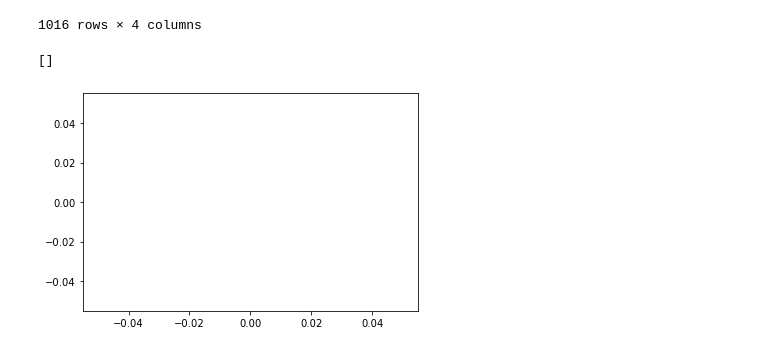
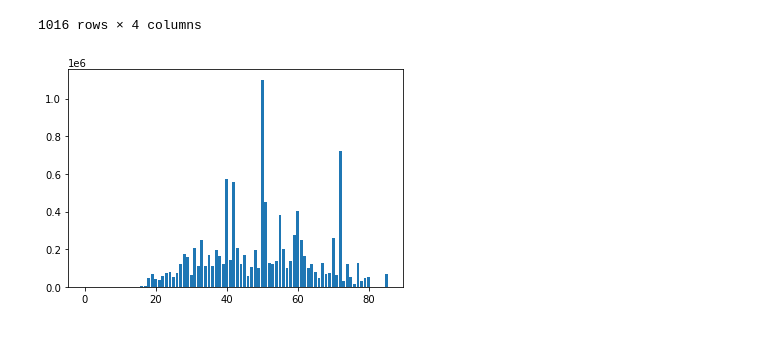
Before and after one commit to abrunlinger/Quarantine-Lifestyle-Analysis, a Jupyter notebook: notebooks/Quarantine Analysis.ipynb, the cells around one changed output. Saved outputs shown, nothing was run; the diff lists cells and outputs as text; code cells hidden in the pictures.

Commit message:
Census data aggregated by age, still missing age bins

```diff
--- a/notebooks/Quarantine Analysis.ipynb
+++ b/notebooks/Quarantine Analysis.ipynb
@@ -51,8 +51,9 @@ ppdf_filtered
 | 100003 | 7.602500e+21 | 34980 | 31 | 60050 |
 | 100004 | 7.602500e+21 | 34980 | 1 | 0 |
 1016 rows × 4 columns
-# %%
-plt.plot(kind='scatter', xaxis = 'A_AGE', yaxis = 'PTOTVAL')
-# %% [output]
-[]
-[figure, removed]
+# %%
+#Okay save this bar for later, we need to aggregate some fields first
+plt.bar('A_AGE', 'PTOTVAL', data = ppdf_filtered)
+plt.show()
+# %% [output]
+[figure, added]
```
Also changed, not shown: parts of 5 cells of this notebook.
